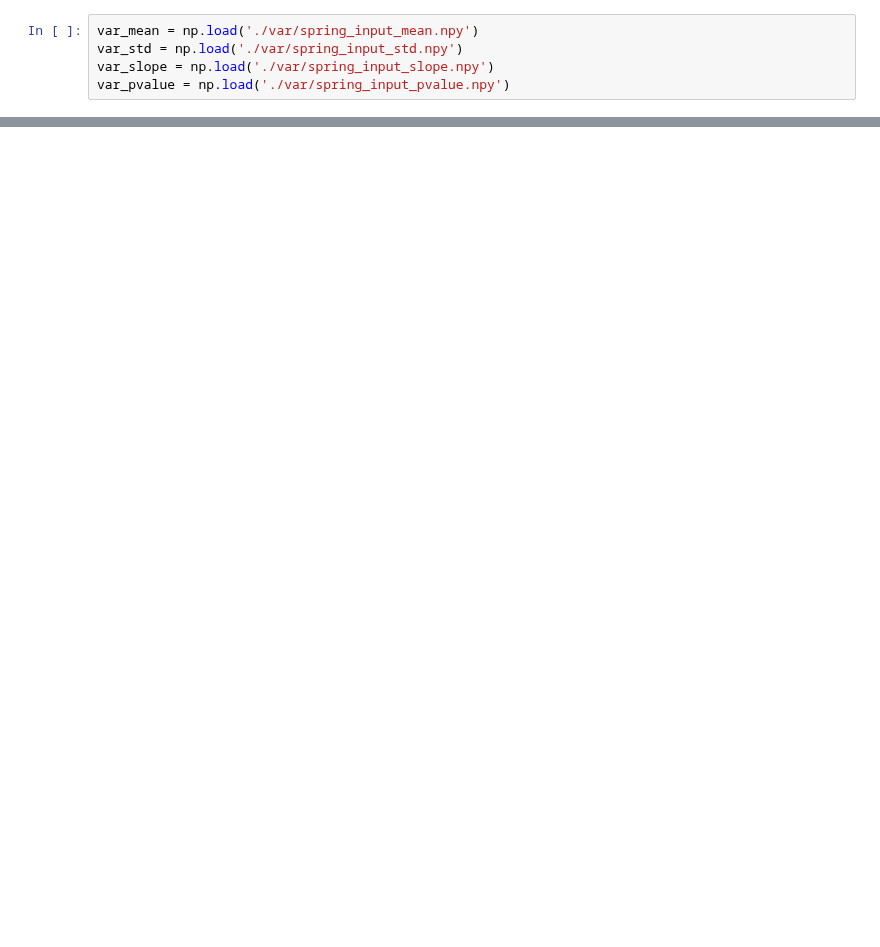
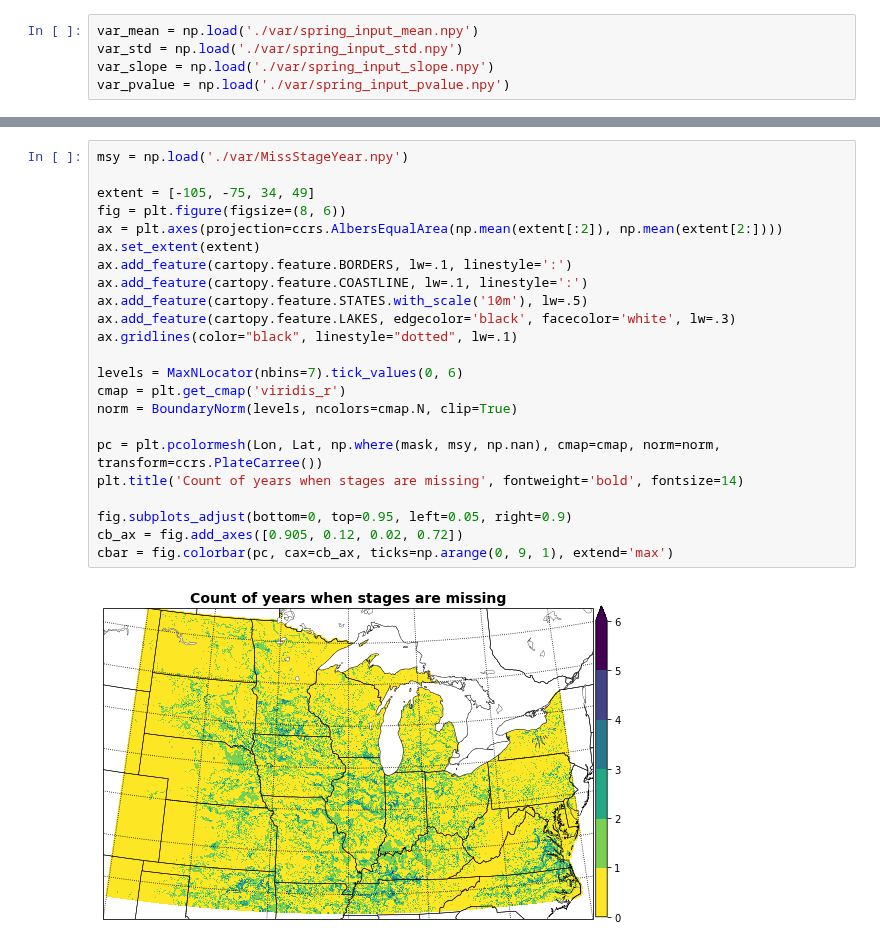
Before and after one commit to Diane1306/ERA5_PRISM, a Jupyter notebook: plot_AgPaper.ipynb, the cells around one changed output, grey strips where cells are left out. Drawn from its saved outputs; the diff is of its cells as text; blank space fills up the shorter version.

```diff
--- a/plot_AgPaper.ipynb
+++ b/plot_AgPaper.ipynb
@@ -537,0 +791,25 @@ plt.show()
+# %%
+msy = np.load('./var/MissStageYear.npy')
+
+extent = [-105, -75, 34, 49]
+fig = plt.figure(figsize=(8, 6))
+ax = plt.axes(projection=ccrs.AlbersEqualArea(np.mean(extent[:2]), np.mean(extent[2:])))
+ax.set_extent(extent)
+ax.add_feature(cartopy.feature.BORDERS, lw=.1, linestyle=':')
+ax.add_feature(cartopy.feature.COASTLINE, lw=.1, linestyle=':')
+ax.add_feature(cartopy.feature.STATES.with_scale('10m'), lw=.5)
+ax.add_feature(cartopy.feature.LAKES, edgecolor='black', facecolor='white', lw=.3)
+ax.gridlines(color="black", linestyle="dotted", lw=.1)
+
+levels = MaxNLocator(nbins=7).tick_values(0, 6)
+cmap = plt.get_cmap('viridis_r')
+norm = BoundaryNorm(levels, ncolors=cmap.N, clip=True)
+
+pc = plt.pcolormesh(Lon, Lat, np.where(mask, msy, np.nan), cmap=cmap, norm=norm, transform=ccrs.PlateCarree())
+plt.title('Count of years when stages are missing', fontweight='bold', fontsize=14)
+
+fig.subplots_adjust(bottom=0, top=0.95, left=0.05, right=0.9)
+cb_ax = fig.add_axes([0.905, 0.12, 0.02, 0.72])
+cbar = fig.colorbar(pc, cax=cb_ax, ticks=np.arange(0, 9, 1), extend='max')
+# %% [output]
+[figure, added]
```
Also changed, not shown: parts of 30 cells of this notebook.
